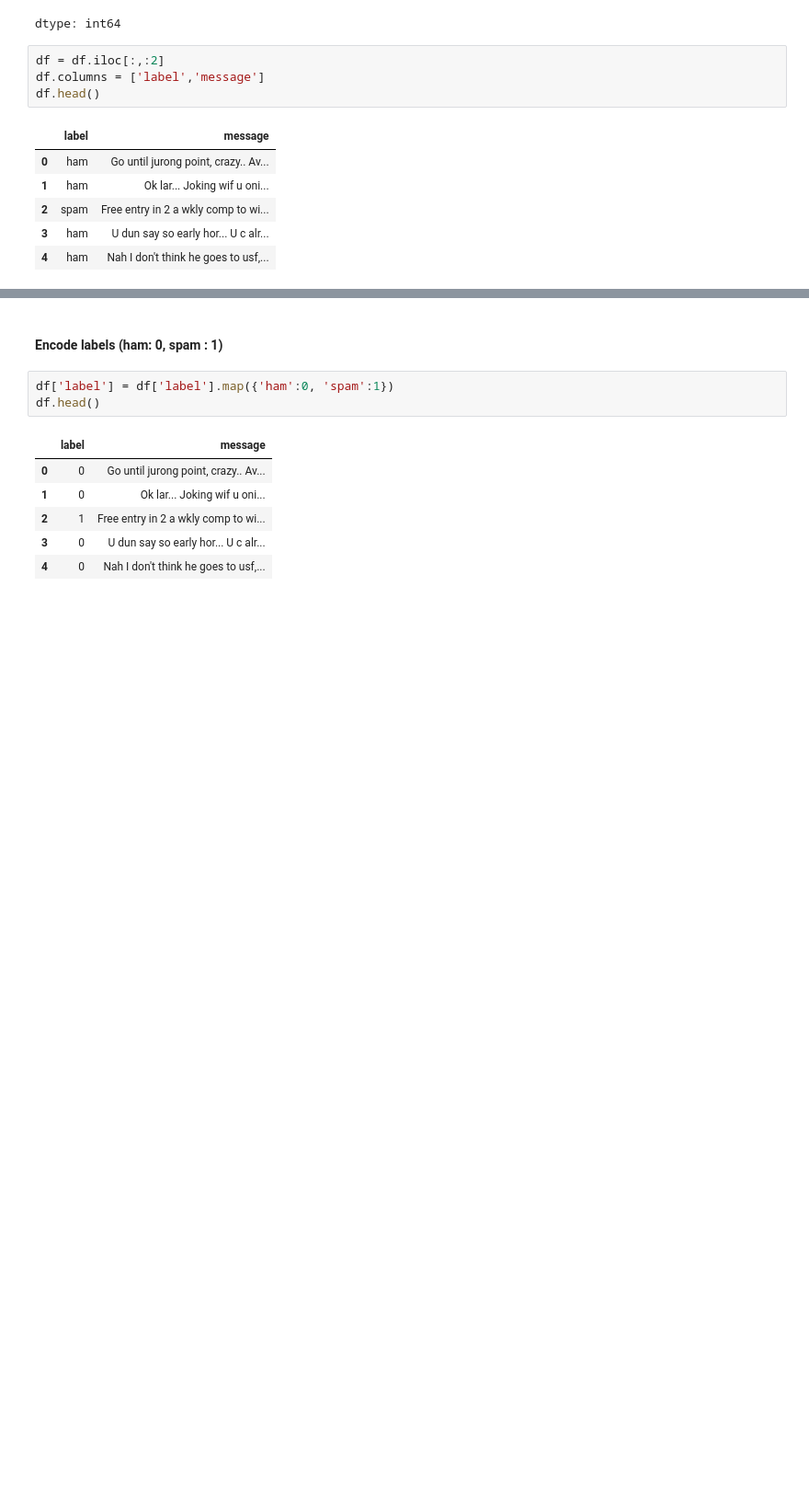
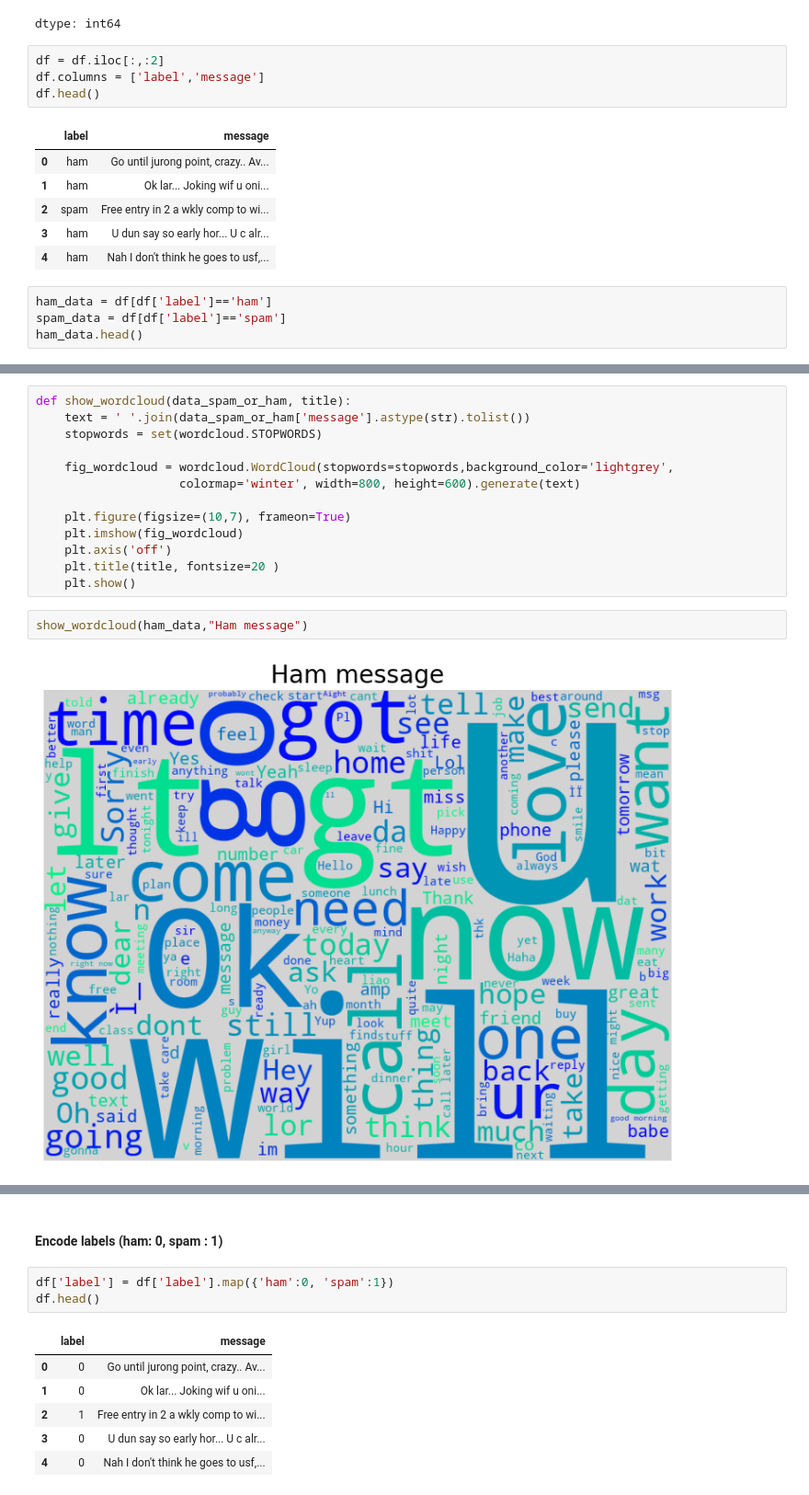
Before and after one commit to chandrahashkumar/Machine_Learning, a Jupyter notebook: Lab/MLLAB05.ipynb, the cells around one changed output, grey strips where cells are left out. Shown at 92% size. Saved outputs shown, nothing was run; the diff lists cells and outputs as text; blank space fills up the shorter version.

```diff
--- a/Lab/MLLAB05.ipynb
+++ b/Lab/MLLAB05.ipynb
@@ -42,3 +47,7 @@ df.head()
 | 2 | spam | Free entry in 2 a wkly comp to wi... |
 | 3 | ham | U dun say so early hor... U c alr... |
 | 4 | ham | Nah I don't think he goes to usf,... |
+# %%
+ham_data = df[df['label']=='ham']
+spam_data = df[df['label']=='spam']
+ham_data.head()
@@ -44,0 +61,17 @@ df.head()
+# %%
+def show_wordcloud(data_spam_or_ham, title):
+    text = ' '.join(data_spam_or_ham['message'].astype(str).tolist())
+    stopwords = set(wordcloud.STOPWORDS)
+
+    fig_wordcloud = wordcloud.WordCloud(stopwords=stopwords,background_color='lightgrey',
+                    colormap='winter', width=800, height=600).generate(text)
+
+    plt.figure(figsize=(10,7), frameon=True)
+    plt.imshow(fig_wordcloud)
+    plt.axis('off')
+    plt.title(title, fontsize=20 )
+    plt.show()
+# %%
+show_wordcloud(ham_data,"Ham message")
+# %% [output]
+[figure, added]
```
Also changed, not shown: parts of 16 cells of this notebook.
